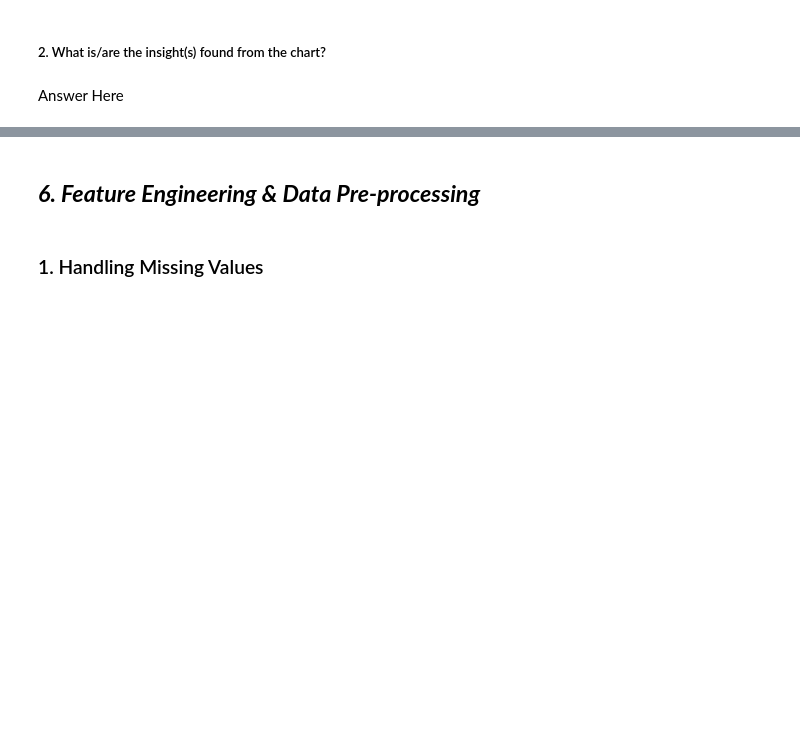
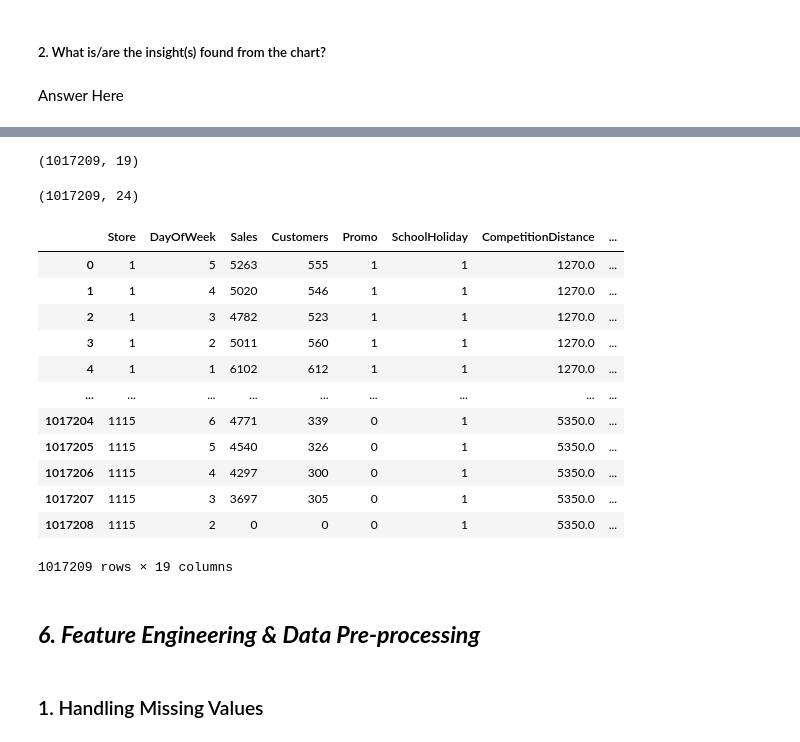
Before and after one commit to vedanttule134/Retail-Sales-Prediction, a Jupyter notebook: Retail_Sales_Prediction.ipynb, the cells around one changed output, grey strips where cells are left out. Cells and saved outputs as stored; diff of their text form; code cells hidden in the pictures; blank space fills up the shorter version.

```diff
--- a/Retail_Sales_Prediction.ipynb
+++ b/Retail_Sales_Prediction.ipynb
@@ -891,3 +874,48 @@ Answer Here.
+# %%
+Merged_df.shape
+# %% [output]
+(1017209, 19)
+# %%
+# Create dummy variables for the catgeorical variable State of StoreType
+Merged_df['StoreType-a'] = np.where(Merged_df['StoreType']=='a', 1, 0)
+Merged_df['StoreType-b'] = np.where(Merged_df['StoreType']=='b', 1, 0)
+Merged_df['StoreType-c'] = np.where(Merged_df['StoreType']=='c', 1, 0)
+Merged_df['StoreType-d'] = np.where(Merged_df['StoreType']=='d', 1, 0)
+
+# Drop the original column State from the dataframe
+Merged_df.drop(columns=['StoreType'],axis=1,inplace=True)
+# %%
+# Create dummy variables for the catgeorical variable State of Assortment
+Merged_df['Basic-Assortment'] = np.where(Merged_df['Assortment']=='a', 1, 0)
+Merged_df['Extra-Assortment'] = np.where(Merged_df['Assortment']=='b', 1, 0)
+Merged_df['Extended-Assortment'] = np.where(Merged_df['Assortment']=='c', 1, 0)
+
+# Drop the original column State from the dataframe
+Merged_df.drop(columns=['Assortment'],axis=1,inplace=True)
+# %%
+Merged_df.shape
+# %% [output]
+(1017209, 24)
+# %%
+Merged_df.drop(columns=['Open','public holiday','Easter holiday','Christmas holiday'],axis=1,inplace=True)
+# %%
+Merged_df.drop(columns=['Date'],axis=1,inplace=True)
+# %%
+Merged_df
+# %% [output]
+|  | Store | DayOfWeek | Sales | Customers | Promo | SchoolHoliday | CompetitionDistance | ... |
+| 0 | 1 | 5 | 5263 | 555 | 1 | 1 | 1270.0 | ... |
+| 1 | 1 | 4 | 5020 | 546 | 1 | 1 | 1270.0 | ... |
+| 2 | 1 | 3 | 4782 | 523 | 1 | 1 | 1270.0 | ... |
+| 3 | 1 | 2 | 5011 | 560 | 1 | 1 | 1270.0 | ... |
+| 4 | 1 | 1 | 6102 | 612 | 1 | 1 | 1270.0 | ... |
+| ... | ... | ... | ... | ... | ... | ... | ... | ... |
+| 1017204 | 1115 | 6 | 4771 | 339 | 0 | 1 | 5350.0 | ... |
+| 1017205 | 1115 | 5 | 4540 | 326 | 0 | 1 | 5350.0 | ... |
+| 1017206 | 1115 | 4 | 4297 | 300 | 0 | 1 | 5350.0 | ... |
+| 1017207 | 1115 | 3 | 3697 | 305 | 0 | 1 | 5350.0 | ... |
+| 1017208 | 1115 | 2 | 0 | 0 | 0 | 1 | 5350.0 | ... |
+1017209 rows × 19 columns
 # %% [markdown]
 ## ***6. Feature Engineering & Data Pre-processing***
 # %% [markdown]
```
Also changed, not shown: parts of 37 cells of this notebook.
